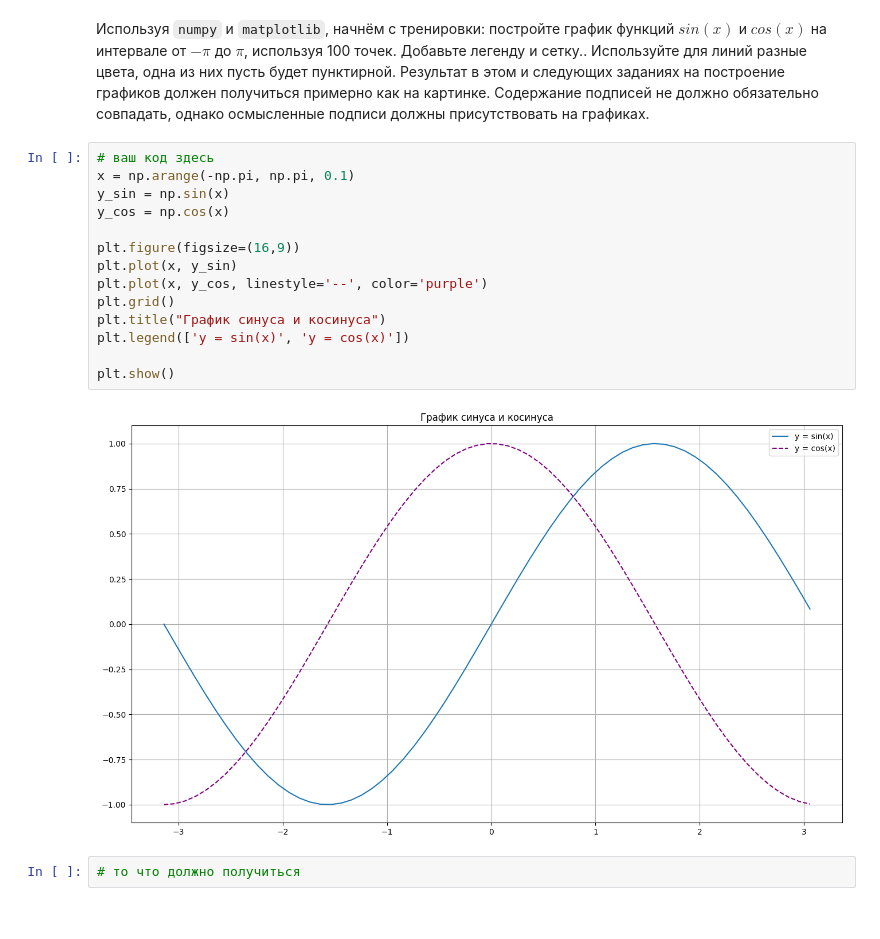
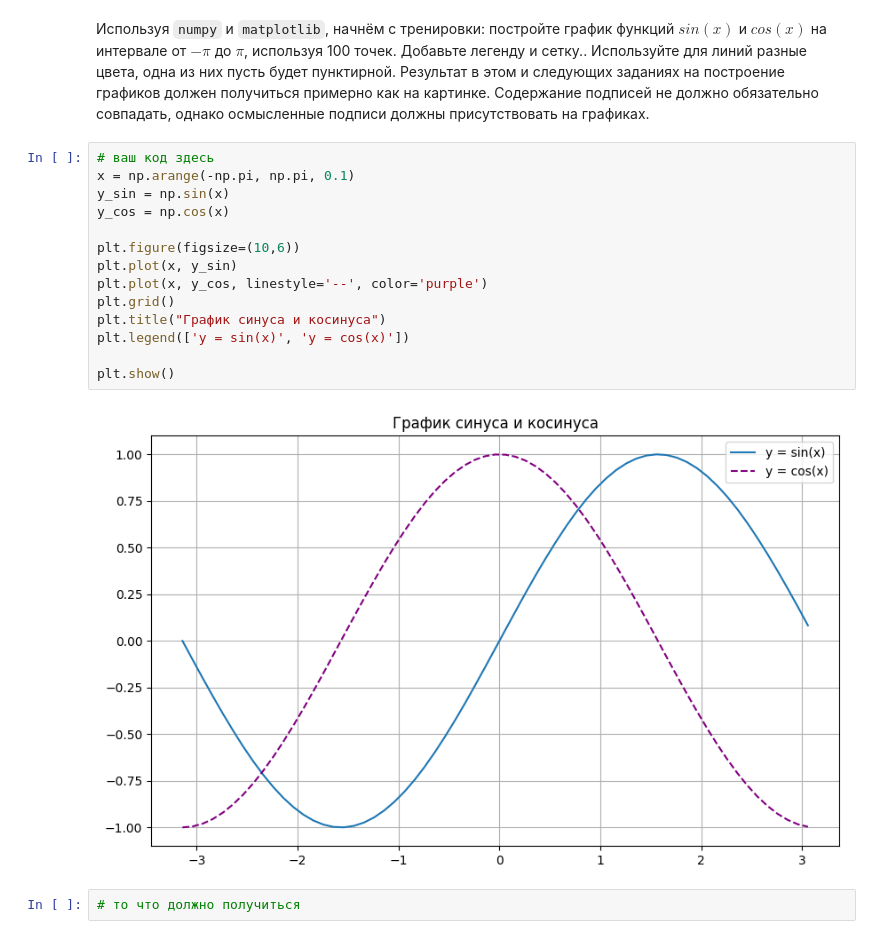
Before and after one commit to kirillkobychev/MLHSE, a Jupyter notebook: Домашнее_задание_3_Визуализации_в_Python.ipynb, the cells around one changed output. Cells and saved outputs as stored; diff of their text form.

```diff
--- a/Домашнее_задание_3_Визуализации_в_Python.ipynb
+++ b/Домашнее_задание_3_Визуализации_в_Python.ipynb
@@ -73,19 +73,19 @@ memory usage: 164.2+ KB
 # %%
 # ваш код здесь
 x = np.arange(-np.pi, np.pi, 0.1)
 y_sin = np.sin(x)
 y_cos = np.cos(x)
 
-plt.figure(figsize=(16,9))
+plt.figure(figsize=(10,6))
 plt.plot(x, y_sin)
 plt.plot(x, y_cos, linestyle='--', color='purple')
 plt.grid()
 plt.title("График синуса и косинуса")
 plt.legend(['y = sin(x)', 'y = cos(x)'])
 
 plt.show()
 # %% [output]
-[figure, old version]
+[figure, new version]
 # %%
 # то что должно получиться
 # %% [output]
```
Also changed, not shown: parts of 2 cells of this notebook.
